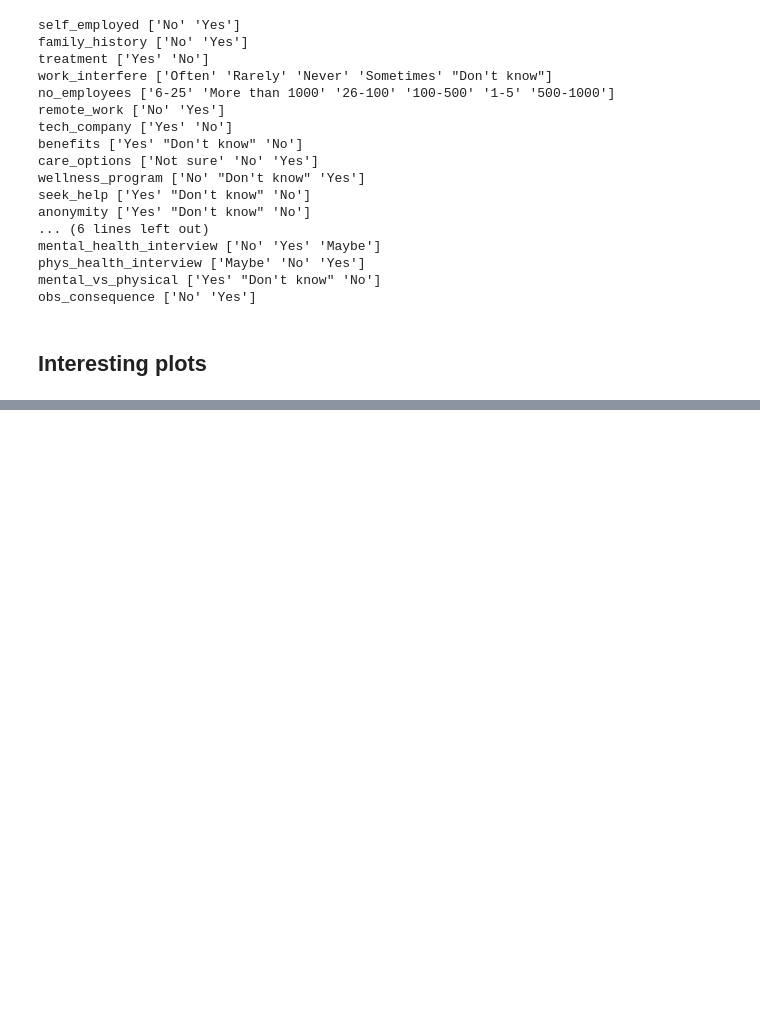
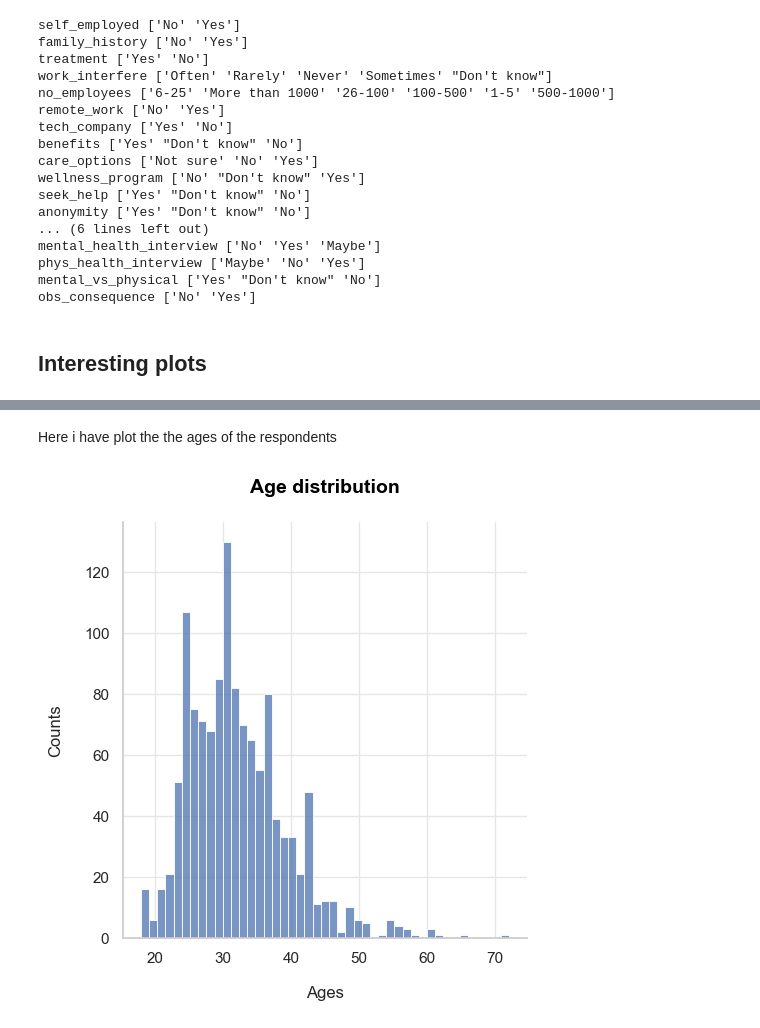
Before and after one commit to EmmaTosato/Programming_Project, a Jupyter notebook: jupyter_project.ipynb, the cells around one changed output, grey strips where cells are left out. Saved outputs shown, nothing was run; the diff lists cells and outputs as text; code cells hidden in the pictures; blank space fills up the shorter version.

```diff
--- a/jupyter_project.ipynb
+++ b/jupyter_project.ipynb
@@ -427,0 +501,18 @@ obs_consequence ['No' 'Yes']
+# %% [markdown]
+Here i have plot the the ages of the respondents
+# %%
+labels_ages = mental_health_df['age'].value_counts().index
+data_ages = mental_health_df['age'].value_counts().values
+
+# Plot
+sb.set_style(style = "whitegrid",rc = {'grid.color': "0.9", 'figure.figsize':(5,2)} )
+sb.displot(mental_health_df['age'], bins=45)
+
+# Title, labels ecc.
+plt.title("Age distribution", fontsize= 14, fontweight= 'heavy', color = 'black', y=1.05)
+plt.xlabel("Ages", labelpad= 15.0, fontname="Arial", fontsize=12, fontweight = 'medium')
+plt.ylabel("Counts", labelpad= 15.0, fontname="Arial", fontsize=12, fontweight = 'medium')
+
+plt.show()
+# %% [output]
+[figure, added]
```
Also changed, not shown: parts of 3 cells of this notebook.
